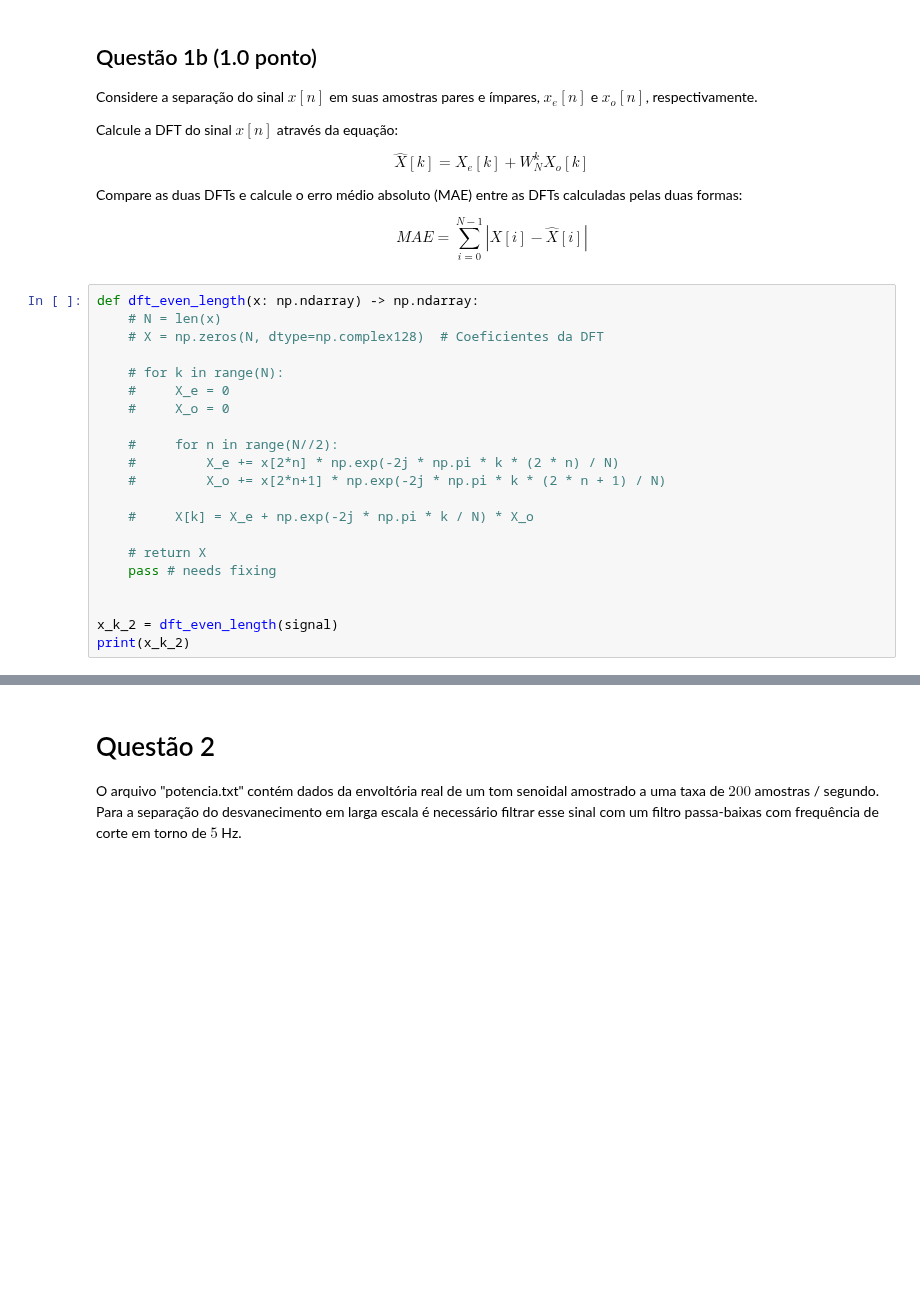
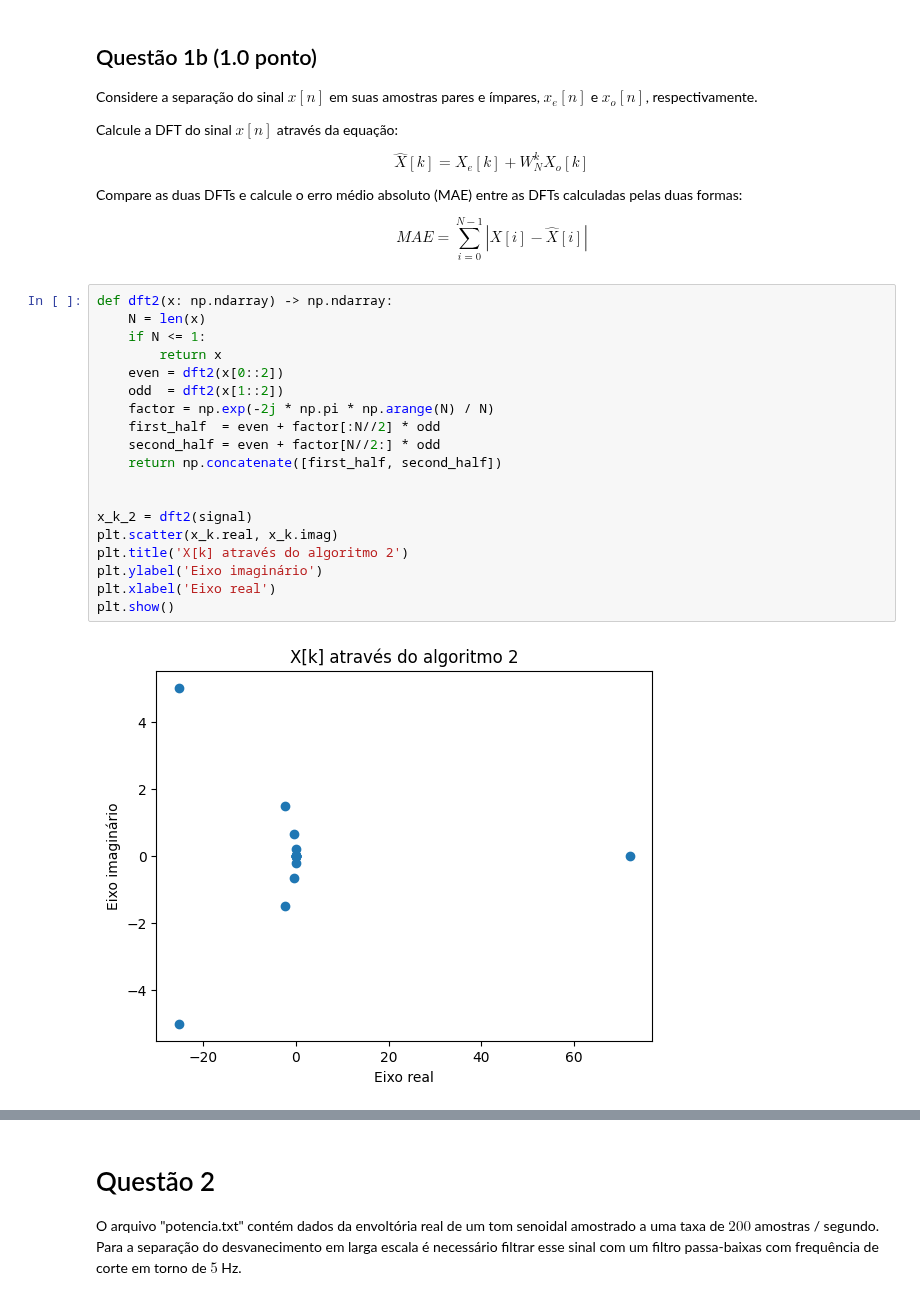
Before and after one commit to akaTsunemori/signal-processing-studies, a Jupyter notebook: projeto-4/projeto4.ipynb, the cells around one changed output, grey strips where cells are left out. Drawn from its saved outputs; the diff is of its cells as text; blank space fills up the shorter version.

```diff
--- a/projeto-4/projeto4.ipynb
+++ b/projeto-4/projeto4.ipynb
@@ -79,24 +77,24 @@ Compare as duas DFTs e calcule o erro médio absoluto (MAE) entre as DFTs calcul
 $$
 MAE = \sum_{i = 0}^{N-1} \left| X\left[i\right] - \hat{X}\left[i\right]\right|
 $$
-# %%
-def dft_even_length(x: np.ndarray) -> np.ndarray:
-    # N = len(x)
-    # X = np.zeros(N, dtype=np.complex128)  # Coeficientes da DFT
-
-    # for k in range(N):
-    #     X_e = 0
-    #     X_o = 0
-
-    #     for n in range(N//2):
-    #         X_e += x[2*n] * np.exp(-2j * np.pi * k * (2 * n) / N)
-    #         X_o += x[2*n+1] * np.exp(-2j * np.pi * k * (2 * n + 1) / N)
-
-    #     X[k] = X_e + np.exp(-2j * np.pi * k / N) * X_o
-
-    # return X
-    pass # needs fixing
-
-
-x_k_2 = dft_even_length(signal)
-print(x_k_2)
+# %%
+def dft2(x: np.ndarray) -> np.ndarray:
+    N = len(x)
+    if N <= 1:
+        return x
+    even = dft2(x[0::2])
+    odd  = dft2(x[1::2])
+    factor = np.exp(-2j * np.pi * np.arange(N) / N)
+    first_half  = even + factor[:N//2] * odd
+    second_half = even + factor[N//2:] * odd
+    return np.concatenate([first_half, second_half])
+
+
+x_k_2 = dft2(signal)
+plt.scatter(x_k.real, x_k.imag)
+plt.title('X[k] através do algoritmo 2')
+plt.ylabel('Eixo imaginário')
+plt.xlabel('Eixo real')
+plt.show()
+# %% [output]
+[figure, added]
```
Also changed, not shown: parts of 3 cells of this notebook.
